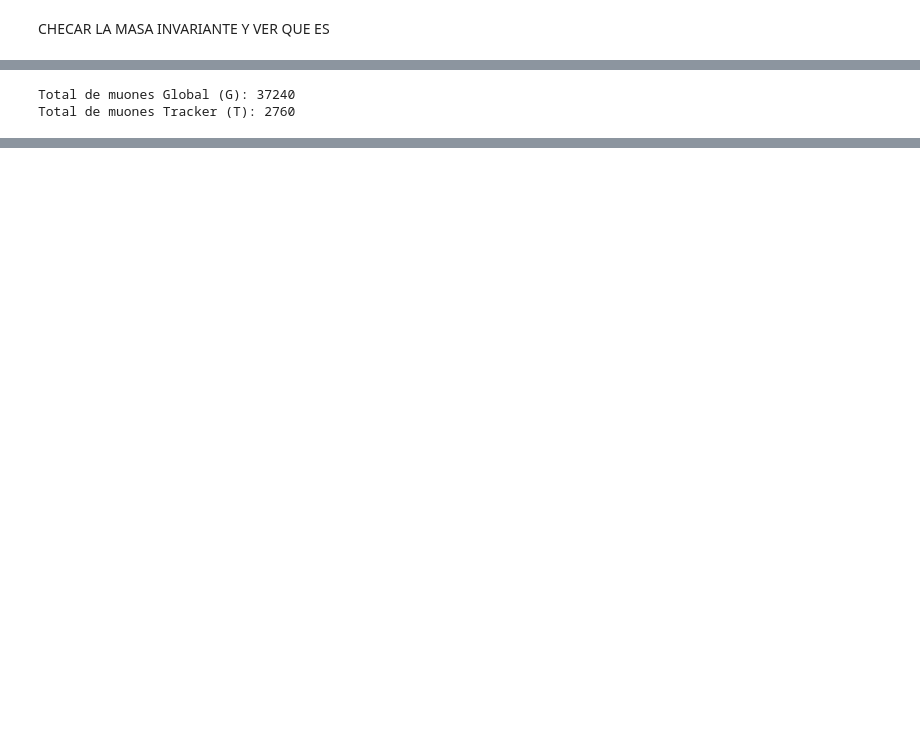
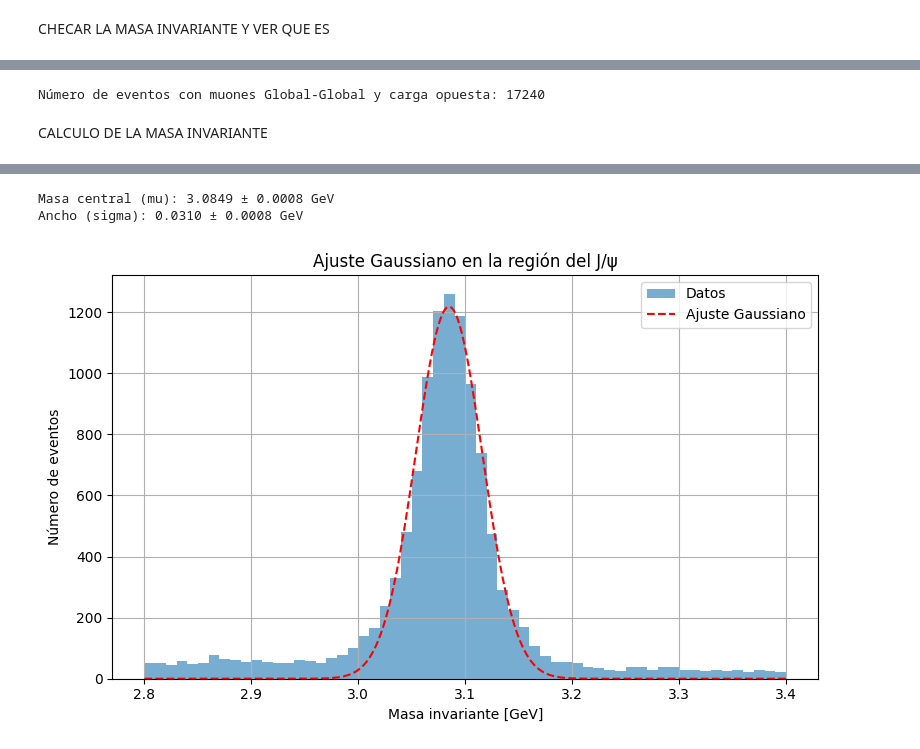
Before and after one commit to destello501/destello501.github.io, a Jupyter notebook: Blind.ipynb, the cells around one changed output, grey strips where cells are left out. Cells and saved outputs as stored; diff of their text form; code cells hidden in the pictures; blank space fills up the shorter version.

```diff
--- a/Blind.ipynb
+++ b/Blind.ipynb
@@ -26,5 +57,5 @@ fig_5.show()
 # %%
-particles['pt_max'] = np.maximum(particles['pt1'], particles['pt2'])
+particles['pt_max'] = np.maximum(particles['pt1'], particles['pt1'])
 px.histogram(particles, x='pt_max', nbins=100, title='Distribución de pt máximo entre ambos muones')
 # %% [output]
 [interactive output not drawn]
@@ -60,3 +103,15 @@ CHECAR LA MASA INVARIANTE Y VER QUE ES
+# %%
+eventos_filtrados = particles[
+    (particles['type1'] == 'G') &
+    (particles['type2'] == 'G') &
+    (particles['Q1'] * particles['Q2'] == -1)
+]
+
+print(f"Número de eventos con muones Global-Global y carga opuesta: {len(eventos_filtrados)}")
+# %% [output]
+Número de eventos con muones Global-Global y carga opuesta: 17240
+# %% [markdown]
+CALCULO DE LA MASA INVARIANTE
 # %%
 #MASA INVARIANTE
 delta_eta = particles['eta1'] - particles['eta2']
@@ -73,18 +128,6 @@ fig.update_layout(bargap=0.05)
 fig.show()
 # %% [output]
 [interactive output not drawn]
-# %%
-# Contar cuántos muones globales hay (muon1 y muon2)
-global_muons = (particles['type1'] == 'G').sum() + (particles['type2'] == 'G').sum()
-
-# Contar cuántos muones trackers hay (muon1 y muon2)
-tracker_muons = (particles['type1'] == 'T').sum() + (particles['type2'] == 'T').sum()
-
-print(f"Total de muones Global (G): {global_muons}")
-print(f"Total de muones Tracker (T): {tracker_muons}")
-# %% [output]
-Total de muones Global (G): 37240
-Total de muones Tracker (T): 2760
 # %%
 # Filtrar eventos con ambos muones de tipo Global
 gg_events = particles[(particles['type1'] == 'G') & (particles['type2'] == 'G')].copy()
@@ -104,3 +147,47 @@ fig.update_layout(bargap=0.05)
 fig.show()
 # %% [output]
 [interactive output not drawn]
+# %%
+
+# Calcular masa invariante
+delta_eta = particles['eta1'] - particles['eta2']
+delta_phi = particles['phi1'] - particles['phi2']
+mass_squared = 2 * particles['pt1'] * particles['pt2'] * (np.cosh(delta_eta) - np.cos(delta_phi))
+particles['invariant_mass'] = np.sqrt(mass_squared)
+
+# Filtrar región del J/ψ
+region = particles[(particles['invariant_mass'] > 2.8) & (particles['invariant_mass'] < 3.4)]
+
+# Histograma
+hist_values, bin_edges = np.histogram(region['invariant_mass'], bins=60, range=(2.8, 3.4))
+bin_centers = (bin_edges[:-1] + bin_edges[1:]) / 2
+
+# Función gaussiana
+def gaussian(x, A, mu, sigma):
+    return A * np.exp(- (x - mu)**2 / (2 * sigma**2))
+
+# Ajustar curva
+popt, pcov = curve_fit(gaussian, bin_centers, hist_values, p0=[1000, 3.1, 0.05])
+A, mu, sigma = popt
+mu_err, sigma_err = np.sqrt(np.diag(pcov))[1:]
+
+# Mostrar resultados del ajuste
+print(f"Masa central (mu): {mu:.4f} ± {mu_err:.4f} GeV")
+print(f"Ancho (sigma): {sigma:.4f} ± {sigma_err:.4f} GeV")
+
+# Graficar histograma + ajuste
+plt.figure(figsize=(8,5))
+plt.hist(region['invariant_mass'], bins=60, range=(2.8, 3.4), alpha=0.6, label='Datos')
+x_fit = np.linspace(2.8, 3.4, 300)
+plt.plot(x_fit, gaussian(x_fit, *popt), 'r--', label='Ajuste Gaussiano')
+plt.title('Ajuste Gaussiano en la región del J/ψ')
+plt.xlabel('Masa invariante [GeV]')
+plt.ylabel('Número de eventos')
+plt.legend()
+plt.grid(True)
+plt.tight_layout()
+plt.show()
+# %% [output]
+Masa central (mu): 3.0849 ± 0.0008 GeV
+Ancho (sigma): 0.0310 ± 0.0008 GeV
+[figure, added]
```
Also changed, not shown: parts of 12 cells of this notebook.
